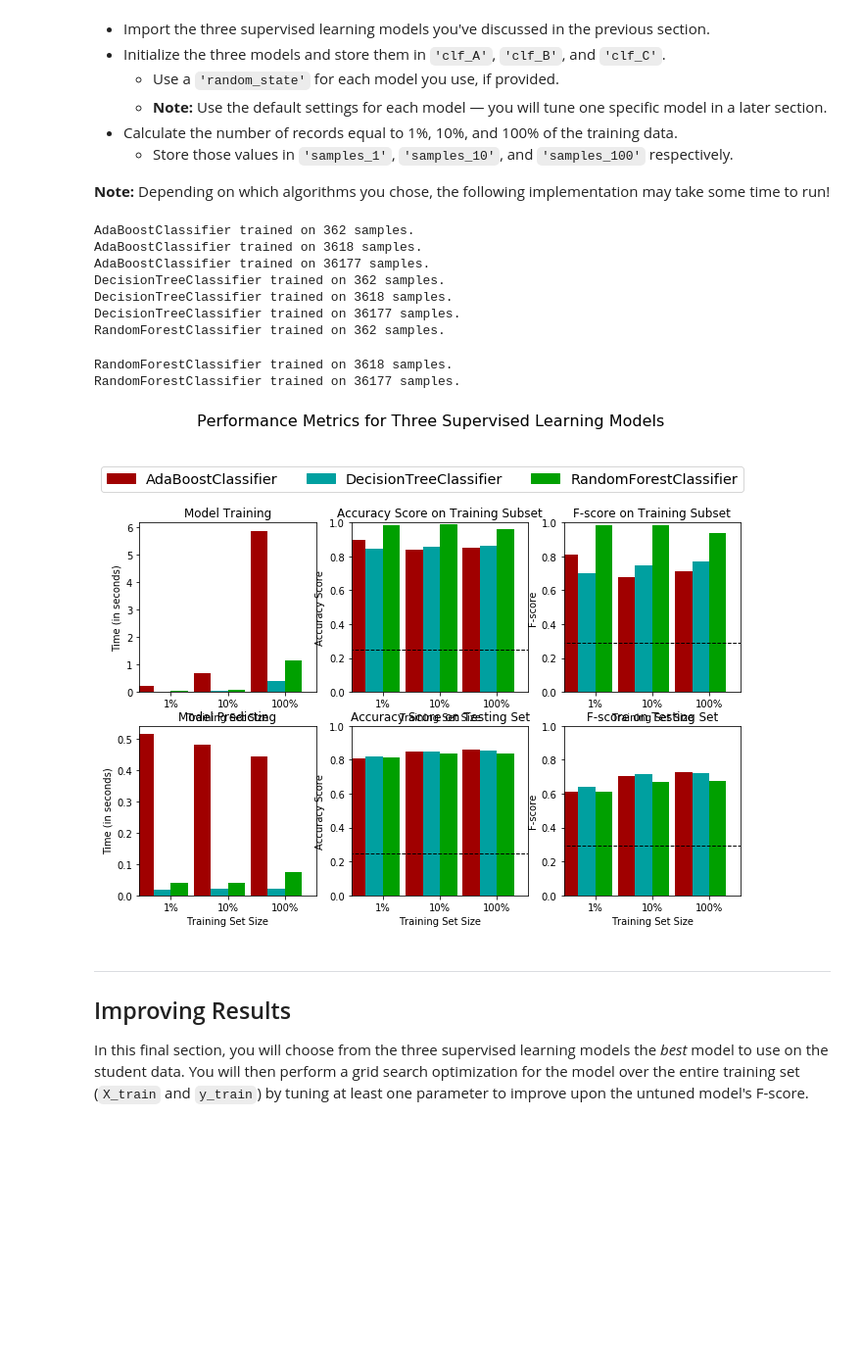
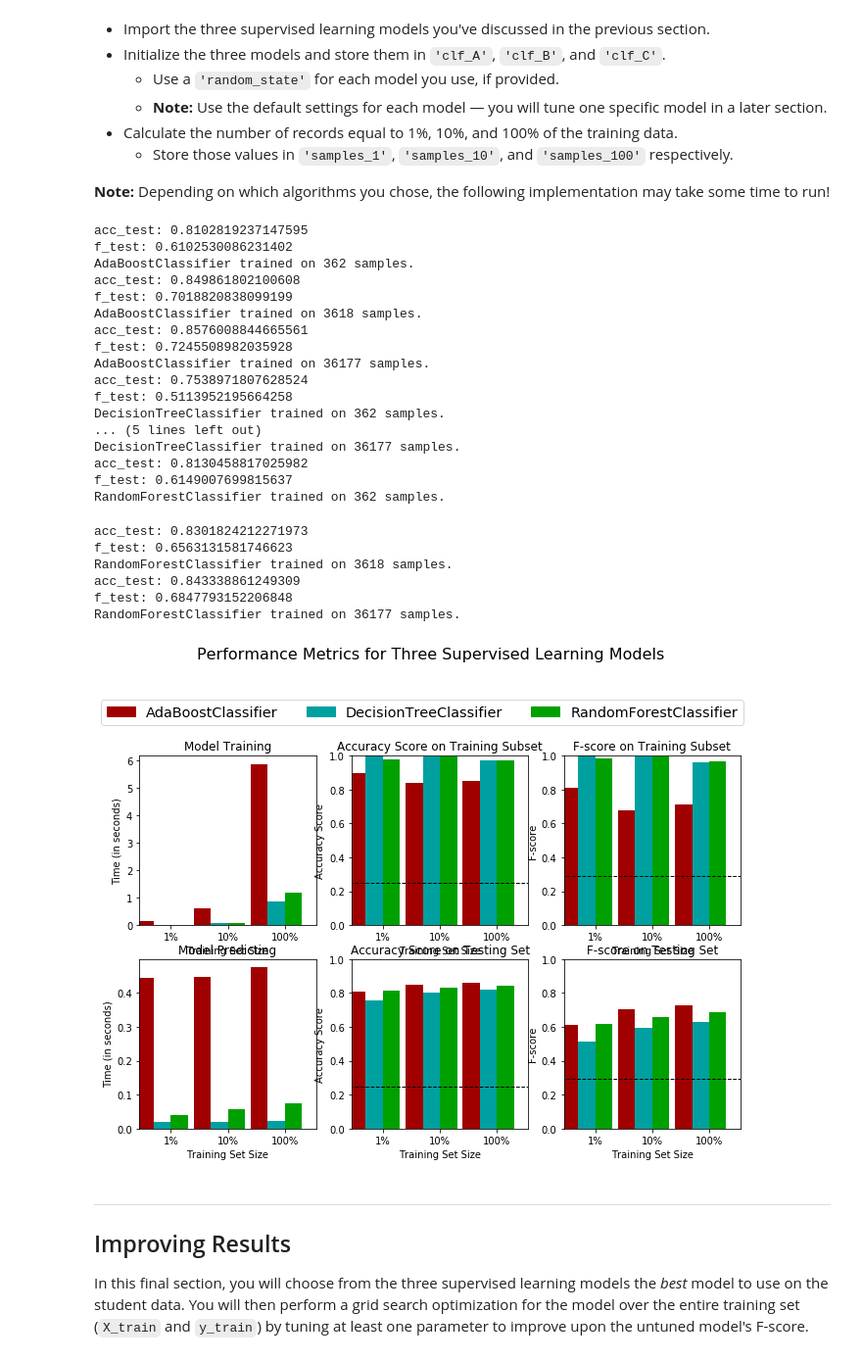
Before and after one commit to vasilkosturski/udacity-ml-intro, a Jupyter notebook: finding-donors-submission/finding_donors.ipynb, the cells around one changed output. Shown at 98% size. Saved outputs shown, nothing was run; the diff lists cells and outputs as text; code cells hidden in the pictures; blank space fills up the shorter version.

```diff
--- a/finding-donors-submission/finding_donors.ipynb
+++ b/finding-donors-submission/finding_donors.ipynb
@@ -431,7 +430,7 @@ def train_predict(learner, sample_size, X_train, y_train, X_test, y_test):
 
     # TODO: Fit the learner to the training data using slicing with 'sample_size' using .fit(training_features[:], training_labels[:])
     start = time() # Get start time
-    learner = learner.fit(X_train.head(sample_size), y_train.head(sample_size))
+    learner = learner.fit(X_train[:sample_size], y_train[:sample_size])
     end = time() # Get end time
 
     # TODO: Calculate the training time
@@ -450,24 +449,24 @@ def train_predict(learner, sample_size, X_train, y_train, X_test, y_test):
     # print('pred_time: ' + str(pred_time))
 
     # TODO: Compute accuracy on the first 300 training samples which is y_train[:300]
-    acc_train = accuracy_score(y_train[:300], predictions_train[:300])
+    acc_train = accuracy_score(y_train[:300], predictions_train)
     results['acc_train'] = acc_train
     # print('acc_train: ' + str(acc_train))
 
     # TODO: Compute accuracy on test set using accuracy_score()
     acc_test = accuracy_score(y_test, predictions_test)
     results['acc_test'] = acc_test
-    # print('acc_test: ' + str(acc_test))
+    print('acc_test: ' + str(acc_test))
 
     # TODO: Compute F-score on the the first 300 training samples using fbeta_score()
-    f_train = fbeta_score(y_train[:300], predictions_train[:300], beta=0.5)
+    f_train = fbeta_score(y_train[:300], predictions_train, beta=0.5)
     results['f_train'] = f_train
     # print('f_train: ' + str(f_train))
 
     # TODO: Compute F-score on the test set which is y_test
     f_test = fbeta_score(y_test, predictions_test, beta=0.5)
     results['f_test'] = f_test
-    # print('f_test: ' + str(f_test))
+    print('f_test: ' + str(f_test))
 
     # Success
     print("{} trained on {} samples.".format(learner.__class__.__name__, sample_size))
@@ -495,9 +494,9 @@ from sklearn.linear_model import LinearRegression, LogisticRegression
 from sklearn.preprocessing import PolynomialFeatures
 
 # TODO: Initialize the three models
-clf_A = AdaBoostClassifier()
-clf_B = DecisionTreeClassifier(max_depth = 7, min_samples_leaf = 10)
-clf_C = RandomForestClassifier()
+clf_A = AdaBoostClassifier(random_state=42)
+clf_B = DecisionTreeClassifier(random_state=42)
+clf_C = RandomForestClassifier(random_state=42)
 clf_D = MultinomialNB()
 clf_E = GaussianNB()
 clf_F = LogisticRegression()
@@ -507,37 +506,49 @@ clf_F = LogisticRegression()
 # SVC(kernel='rbf', gamma=1) - takes too long for the full set
 
 # TODO: Calculate the number of samples for 1%, 10%, and 100% of the training data
 # HINT: samples_100 is the entire training set i.e. len(y_train)
 # HINT: samples_10 is 10% of samples_100 (ensure to set the count of the values to be `int` and not `float`)
 # HINT: samples_1 is 1% of samples_100 (ensure to set the count of the values to be `int` and not `float`)
 samples_100 = round(len(y_train))
 samples_10 = round(samples_100 / 10)
 samples_1 = round(samples_100 / 100)
 
 # Collect results on the learners
 results = {}
-# for clf in [clf_A, clf_B, clf_C]:
 for clf in [clf_A, clf_B, clf_C]:
     clf_name = clf.__class__.__name__
     results[clf_name] = {}
-    #for i, samples in enumerate([samples_1, samples_10, samples_100]):
     for i, samples in enumerate([samples_1, samples_10, samples_100]):
         results[clf_name][i] = \
         train_predict(clf, samples, X_train, y_train, X_test, y_test)
 
 # Run metrics visualization for the three supervised learning models chosen
 vs.evaluate(results, accuracy, fscore)
 # %% [output]
+acc_test: 0.8102819237147595
+f_test: 0.6102530086231402
 AdaBoostClassifier trained on 362 samples.
+acc_test: 0.849861802100608
+f_test: 0.7018820838099199
 AdaBoostClassifier trained on 3618 samples.
+acc_test: 0.8576008844665561
+f_test: 0.7245508982035928
 AdaBoostClassifier trained on 36177 samples.
+acc_test: 0.7538971807628524
+f_test: 0.5113952195664258
 DecisionTreeClassifier trained on 362 samples.
-DecisionTreeClassifier trained on 3618 samples.
+... (5 lines left out)
 DecisionTreeClassifier trained on 36177 samples.
+acc_test: 0.8130458817025982
+f_test: 0.6149007699815637
 RandomForestClassifier trained on 362 samples.
+acc_test: 0.8301824212271973
+f_test: 0.6563131581746623
 RandomForestClassifier trained on 3618 samples.
+acc_test: 0.843338861249309
+f_test: 0.6847793152206848
 RandomForestClassifier trained on 36177 samples.
-[figure, old version]
+[figure, new version]
 # %% [markdown]
 ----
 ## Improving Results
```
Also changed, not shown: parts of 4 cells of this notebook, 1 other file.
